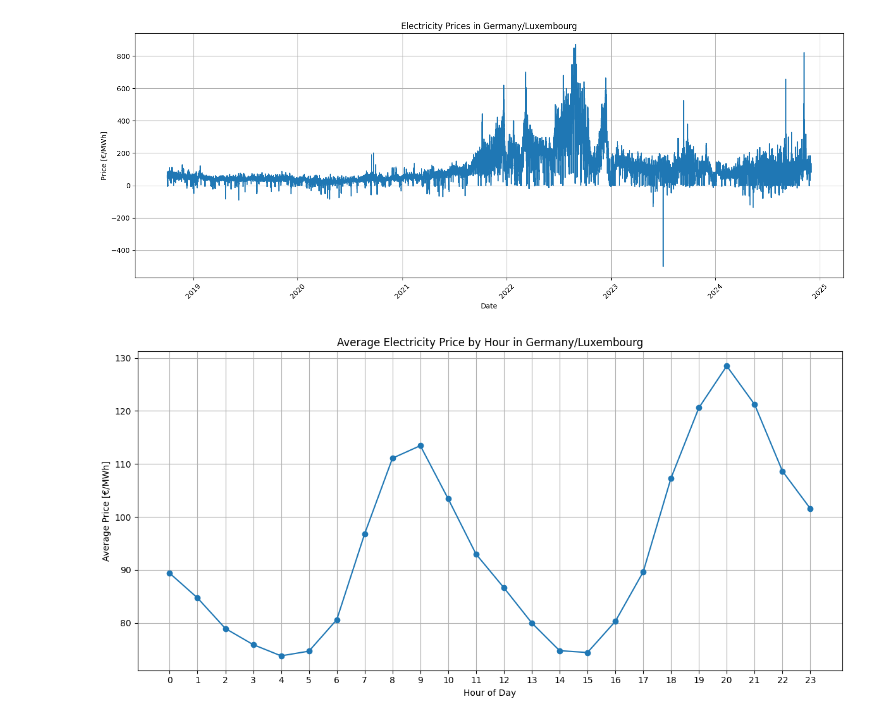
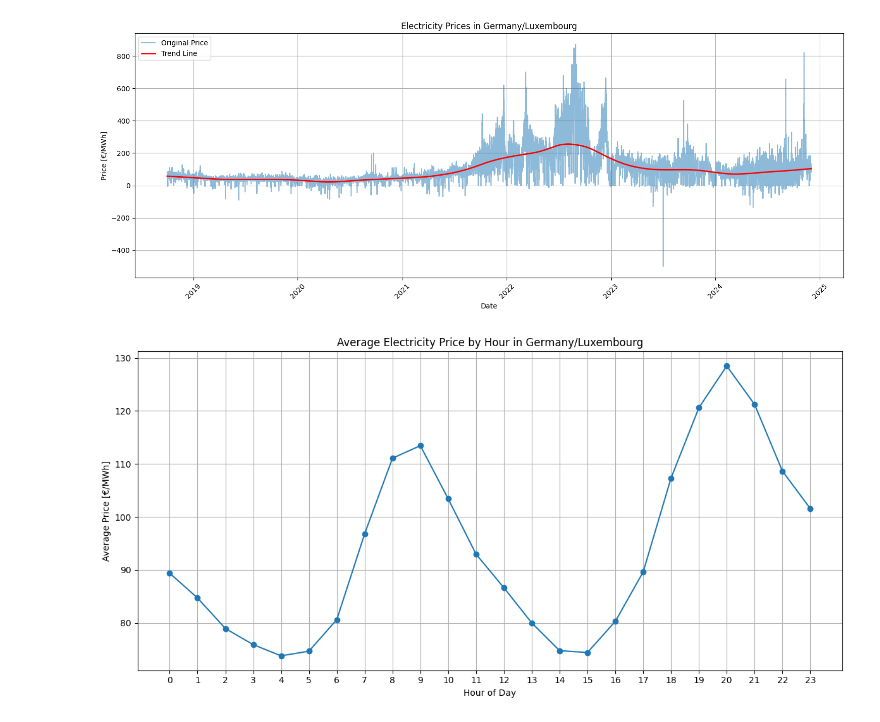
Before and after one commit to Timson1235/clouddocker, a Jupyter notebook: dataviz/capstone_project/strompreis.ipynb, the cells around one changed output. Saved outputs shown, nothing was run; the diff lists cells and outputs as text; code cells hidden in the pictures.

```diff
--- a/dataviz/capstone_project/strompreis.ipynb
+++ b/dataviz/capstone_project/strompreis.ipynb
@@ -28,15 +28,26 @@ df = df.drop('Datum von', axis=1)
 df = df.rename(columns={'Datum bis': 'date'})
 # %%
 plt.figure(figsize=(15, 6))
-plt.plot(df['date'], df['Deutschland/Luxemburg [€/MWh] Originalauflösungen'])
+
+# Original price plot
+plt.plot(df['date'], df['Deutschland/Luxemburg [€/MWh] Originalauflösungen'],
+         alpha=0.5, label='Original Price')
+
+# Calculate and add trend line using LOWESS
+prices = df['Deutschland/Luxemburg [€/MWh] Originalauflösungen'].dropna()
+dates = df['date'][prices.index]
+trend = lowess(prices, np.arange(len(prices)), frac=0.1)
+plt.plot(dates, trend[:, 1], 'r-', linewidth=2, label='Trend Line')
+
 plt.title('Electricity Prices in Germany/Luxembourg')
 plt.xlabel('Date')
 plt.ylabel('Price [€/MWh]')
 plt.grid(True)
 plt.xticks(rotation=45)
+plt.legend()
 plt.tight_layout()
 # %% [output]
-[figure, old version]
+[figure, new version]
 # %%
 # Calculate average price per hour
 hourly_avg = df.groupby(df['date'].dt.hour)['Deutschland/Luxemburg [€/MWh] Originalauflösungen'].mean()
```
Also changed, not shown: parts of 2 cells of this notebook, 5 other files.
